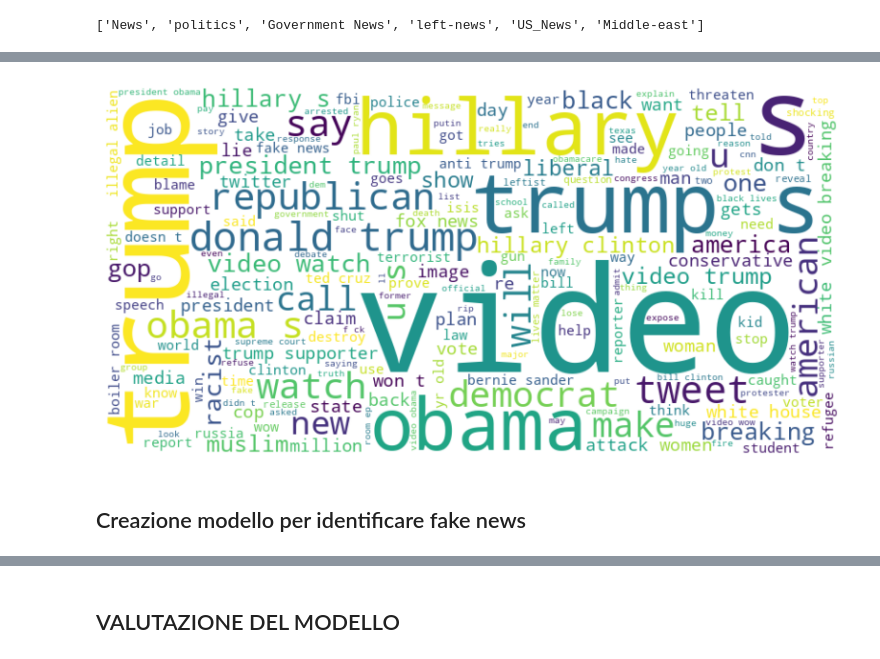
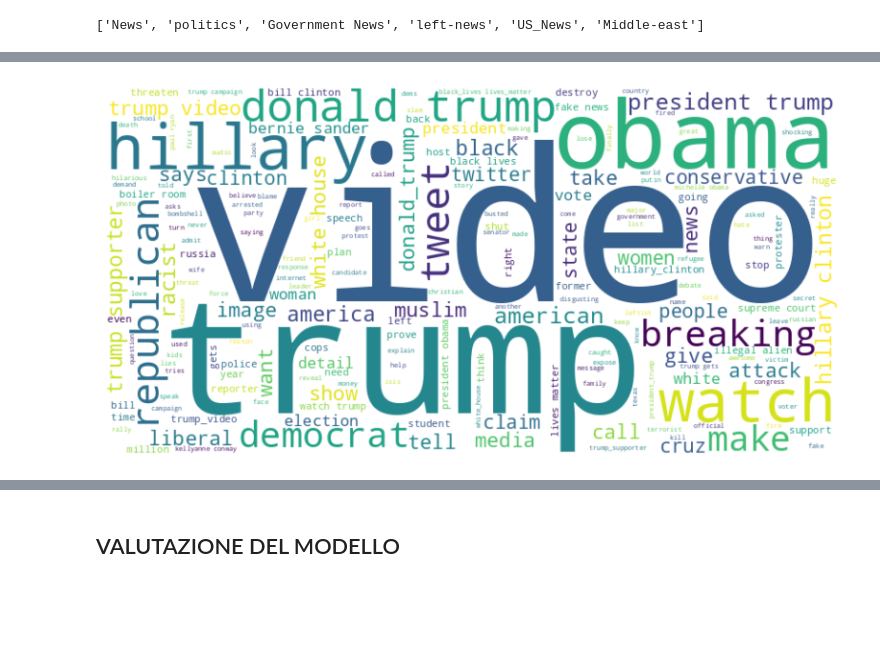
Before and after one commit to cdario79/FiltroFakeNews, a Jupyter notebook: Filtro_per_Fake_News.ipynb, the cells around one changed output, grey strips where cells are left out. Saved outputs shown, nothing was run; the diff lists cells and outputs as text; code cells hidden in the pictures; blank space fills up the shorter version.

```diff
--- a/Filtro_per_Fake_News.ipynb
+++ b/Filtro_per_Fake_News.ipynb
@@ -917,0 +998,37 @@ Tuttavia, è importante notare che queste sono solo possibili tendenze e che i t
+# %%
+# Extracting titles of fake news
+fake_titles = df_fake_title['title']
+
+# Tokenization and POS tagging
+pos_tags = []
+for title in fake_titles:
+    words = preprocess_text(title)  # Tokenize the title into words
+    pos_tags.extend(pos_tag(words))  # Perform POS tagging on the tokenized words
+
+# Counting the most common parts of speech
+pos_counts = Counter(tag for word, tag in pos_tags)  # Count occurrences of each POS tag
+
+# Generating HTML code
+html_output = """
+<!DOCTYPE html>
+<html lang="en">
+<head>
+    <meta charset="UTF-8">
+    <meta name="viewport" content="width=device-width, initial-scale=1.0">
+    <title>Analisi dei titoli di Fake News</title>
+</head>
+<body>
+    <h2>Parti del discorso più comuni</h2>
+    <ul>
+"""
+# Adding parts of speech counts to HTML
+for pos, count in pos_counts.items():
+    html_output += f"        <li>{pos}: {count}</li>\n"
+
+html_output += """
+    </ul>
+</body>
+</html>
+"""
+
+display(HTML(html_output))
@@ -918,16 +1081,14 @@ Tuttavia, è importante notare che queste sono solo possibili tendenze e che i t
 # %%
-# Estrazione delle parole dai titoli delle fake news
-words_fake = [word.lower() for title in fake_titles for word in word_tokenize(title)]
+# Extracting words from fake news titles
+words_fake = [word.lower() for title in fake_titles for word in preprocess_text(title)]
 
-# Creazione della nuvola di parole
+# Creating the word cloud
 wordcloud = WordCloud(width=800, height=400, background_color='white').generate(' '.join(words_fake))
 
-# Visualizzazione della nuvola di parole
+# Visualizing the word cloud
 plt.figure(figsize=(10, 5))
 plt.imshow(wordcloud, interpolation='bilinear')
 plt.axis('off')
 plt.show()
 # %% [output]
-[figure, old version]
+[figure, new version]
-# %% [markdown]
-## Creazione modello per identificare fake news
```
Also changed, not shown: parts of 39 cells of this notebook.
